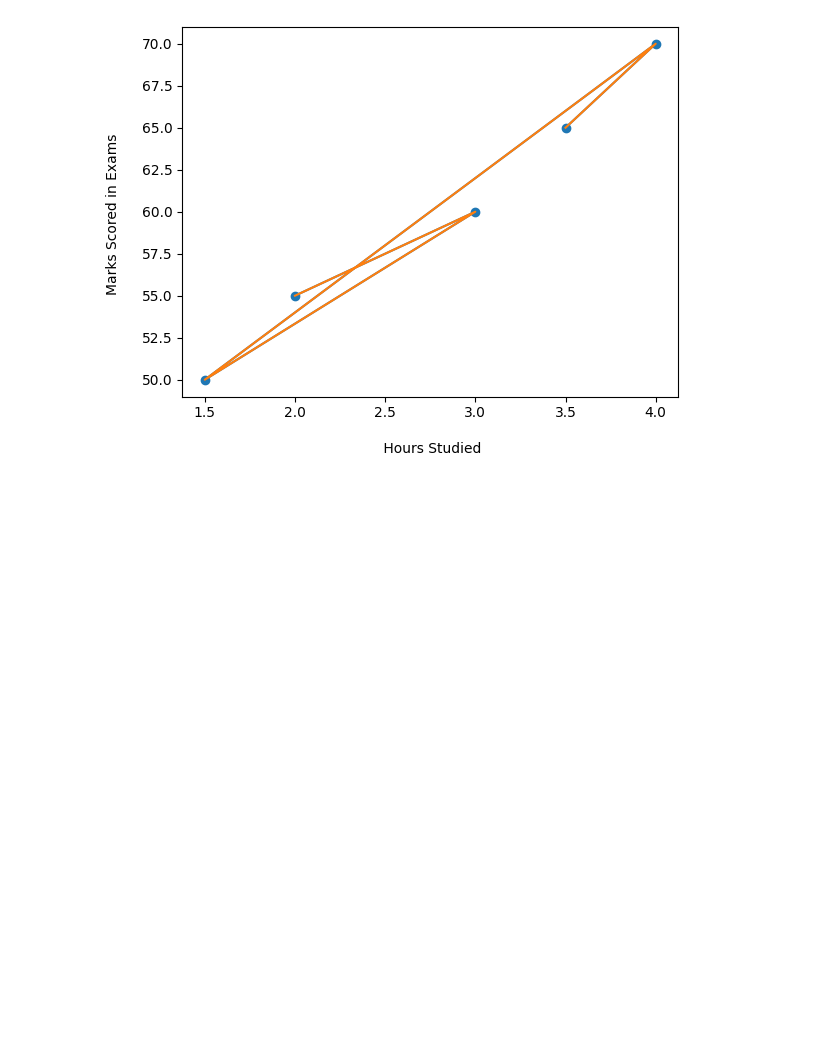
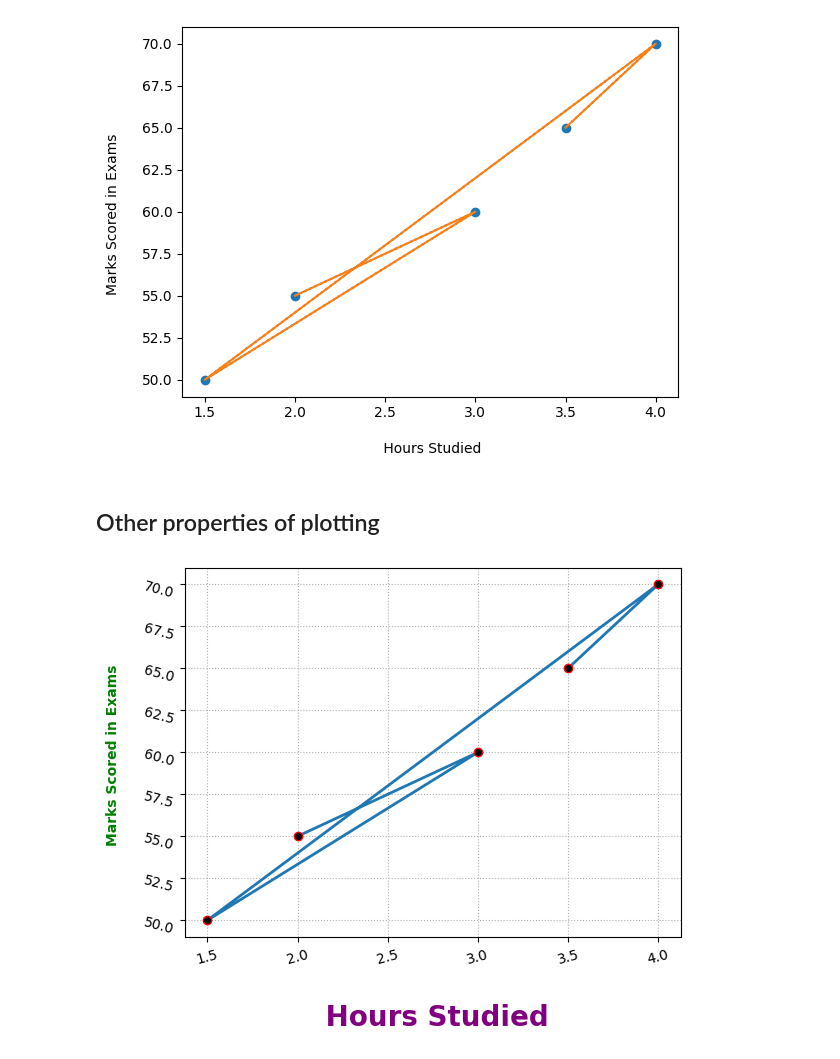
Before and after one commit to Neeschal1/Plotty, a Jupyter notebook: Plotty.ipynb, the cells around one changed output. Drawn from its saved outputs; the diff is of its cells as text; code cells hidden in the pictures; blank space fills up the shorter version.

Commit message:
Line and axis property

```diff
--- a/Plotty.ipynb
+++ b/Plotty.ipynb
@@ -64,3 +64,23 @@ plt.plot(studied_hours, exam_score)
 plt.show()
 # %% [output]
 [figure]
+# %% [markdown]
+## Other properties of plotting
+# %%
+plt.plot(
+    studied_hours, #x-axis
+    exam_score, # y-axis
+    marker="o", # marker type
+    markerfacecolor = 'black', # center color of circular marker
+    markeredgecolor = "red", # border/edge color of circular marker
+    linestyle = "-", # style of line created
+    linewidth = 2
+)
+plt.xlabel("\n Hours Studied", fontsize = 20, fontweight = "bold", color = "purple") # css property
+plt.ylabel("Marks Scored in Exams \n", fontsize = 10, fontweight = "semibold", color = "green") # css property
+plt.xticks(fontsize=10, rotation=15) # applicable for the elements of x-axis
+plt.yticks(fontsize=10, rotation=-15) # applicable for the elements of x-axis
+plt.grid(True, linestyle=":") #shows grid
+plt.show()
+# %% [output]
+[figure, added]
```
Also changed, not shown: parts of 1 cell of this notebook.
